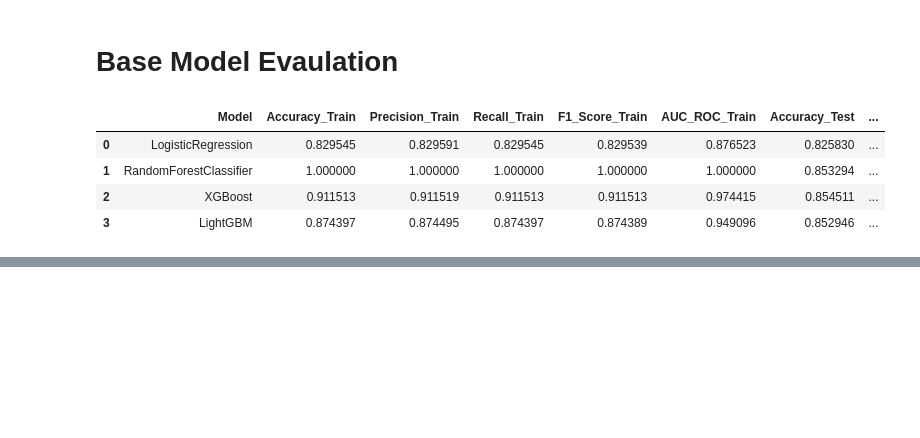
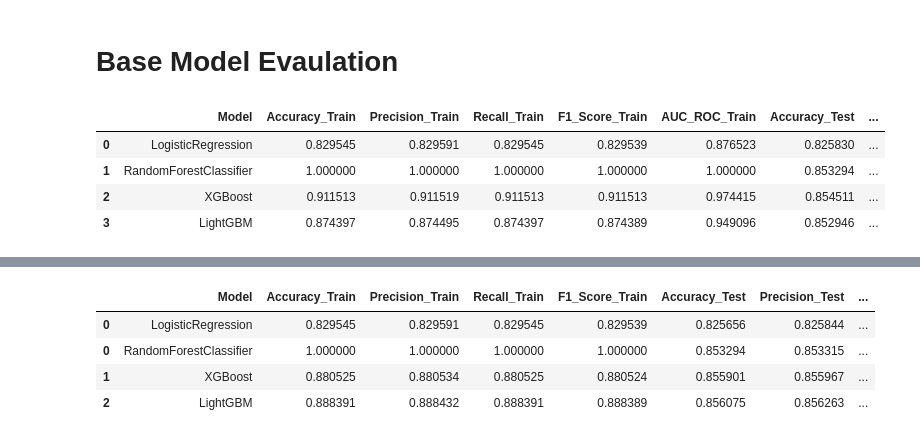
Before and after one commit to Hemachandaran/employeeRetentionPredection, a Jupyter notebook: lit_imp.ipynb, the cells around one changed output, grey strips where cells are left out. Drawn from its saved outputs; the diff is of its cells as text; code cells hidden in the pictures; blank space fills up the shorter version.

```diff
--- a/lit_imp.ipynb
+++ b/lit_imp.ipynb
@@ -136,0 +139,3 @@ metrics_df
+# %%
+from hyper_param import hyper_param
+gredsearchsv,optuna=hyper_param(df)
@@ -136,0 +160,9 @@ metrics_df
+# %%
+h_df=pd.concat([gredsearchsv,optuna],axis=0)
+h_df
+# %% [output]
+|  | Model | Accuracy_Train | Precision_Train | Recall_Train | F1_Score_Train | Accuracy_Test | Precision_Test | ... |
+| 0 | LogisticRegression | 0.829545 | 0.829591 | 0.829545 | 0.829539 | 0.825656 | 0.825844 | ... |
+| 0 | RandomForestClassifier | 1.000000 | 1.000000 | 1.000000 | 1.000000 | 0.853294 | 0.853315 | ... |
+| 1 | XGBoost | 0.880525 | 0.880534 | 0.880525 | 0.880524 | 0.855901 | 0.855967 | ... |
+| 2 | LightGBM | 0.888391 | 0.888432 | 0.888391 | 0.888389 | 0.856075 | 0.856263 | ... |
```
Also changed, not shown: parts of 7 cells of this notebook, 3 other files.
